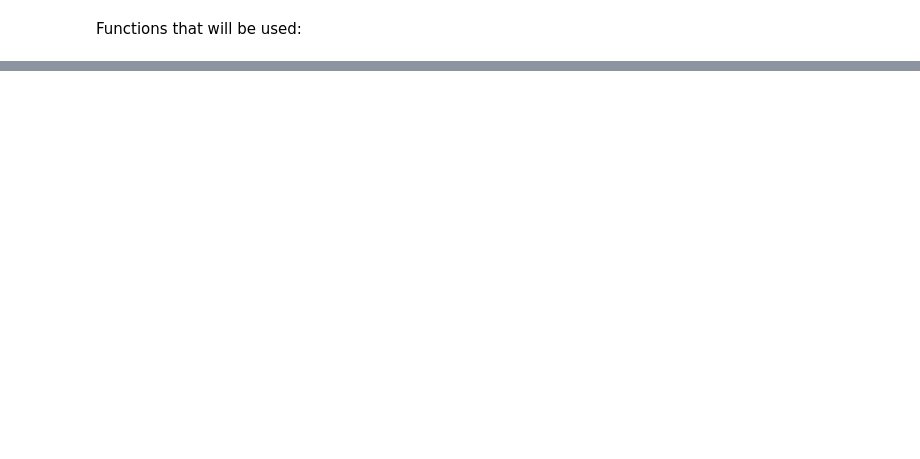
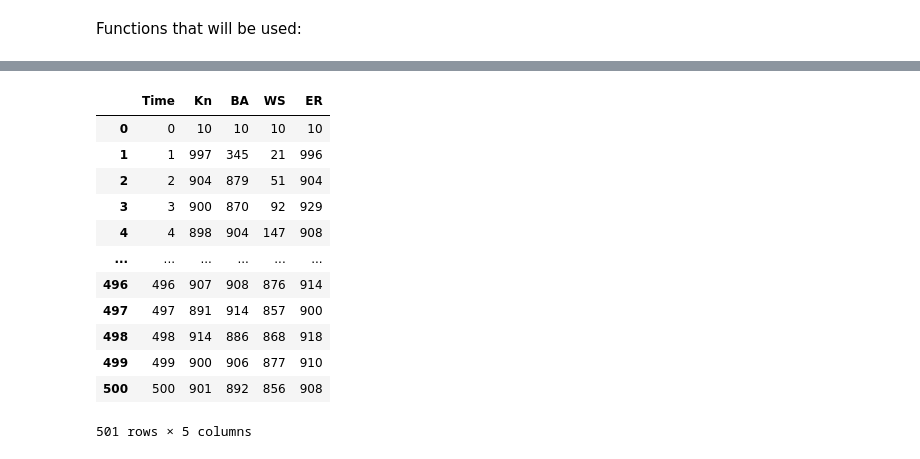
Before and after one commit to Rafouf69/lab7, a Jupyter notebook: a.ipynb, the cells around one changed output, grey strips where cells are left out. Cells and saved outputs as stored; diff of their text form; code cells hidden in the pictures; blank space fills up the shorter version.

Commit message:
See DataFrame and Plot

```diff
--- a/a.ipynb
+++ b/a.ipynb
@@ -90,0 +123,39 @@ for i in list_recovered :
+# %%
+# Modify data to be shown
+# df_Kn.replace(to_replace="Susceptible", value = 0, inplace = True)
+# df_Kn.replace(to_replace="Infected", value = 1, inplace = True)
+# df_Kn.replace(to_replace=0, value = "Susceptible", inplace = True)
+# df_Kn.replace(to_replace=1, value = "Infected", inplace = True)
+
+# Read files in case is not computed previously
+df_Kn = pd.read_csv("Simulation_Kn.csv")
+df_BA = pd.read_csv("Simulation_BA.csv")
+df_WS = pd.read_csv("Simulation_WS.csv")
+df_ER = pd.read_csv("Simulation_ER.csv")
+
+
+df_plot_Kn = df_Kn.apply(pd.Series.value_counts).transpose()
+df_plot_BA = df_BA.apply(pd.Series.value_counts).transpose()
+df_plot_WS = df_WS.apply(pd.Series.value_counts).transpose()
+df_plot_ER = df_ER.apply(pd.Series.value_counts).transpose()
+# %%
+df_plot = pd.concat([df_plot_Kn, df_plot_BA, df_plot_WS, df_plot_ER], axis = 1)
+df_plot.drop(df_plot.columns[[1, 3, 5, 7]], axis=1, inplace=True)
+df_plot.reset_index(inplace=True)
+df_plot.set_axis(['Time', 'Kn', 'BA', 'WS', 'ER'], axis='columns', inplace=True)
+# %%
+df_plot
+# %% [output]
+|  | Time | Kn | BA | WS | ER |
+| 0 | 0 | 10 | 10 | 10 | 10 |
+| 1 | 1 | 997 | 345 | 21 | 996 |
+| 2 | 2 | 904 | 879 | 51 | 904 |
+| 3 | 3 | 900 | 870 | 92 | 929 |
+| 4 | 4 | 898 | 904 | 147 | 908 |
+| ... | ... | ... | ... | ... | ... |
+| 496 | 496 | 907 | 908 | 876 | 914 |
+| 497 | 497 | 891 | 914 | 857 | 900 |
+| 498 | 498 | 914 | 886 | 868 | 918 |
+| 499 | 499 | 900 | 906 | 877 | 910 |
+| 500 | 500 | 901 | 892 | 856 | 908 |
+501 rows × 5 columns
```
Also changed, not shown: parts of 20 cells of this notebook, 4 other files.
